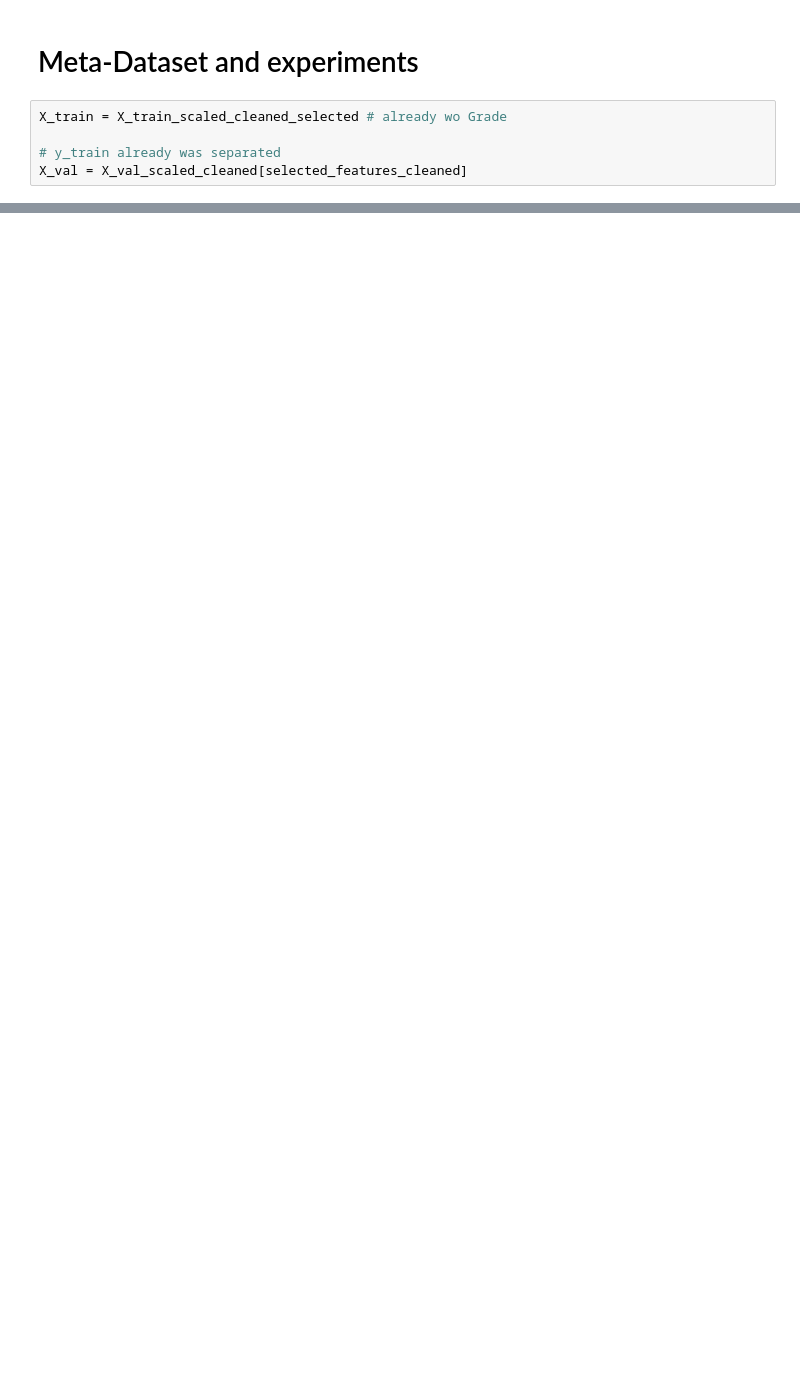
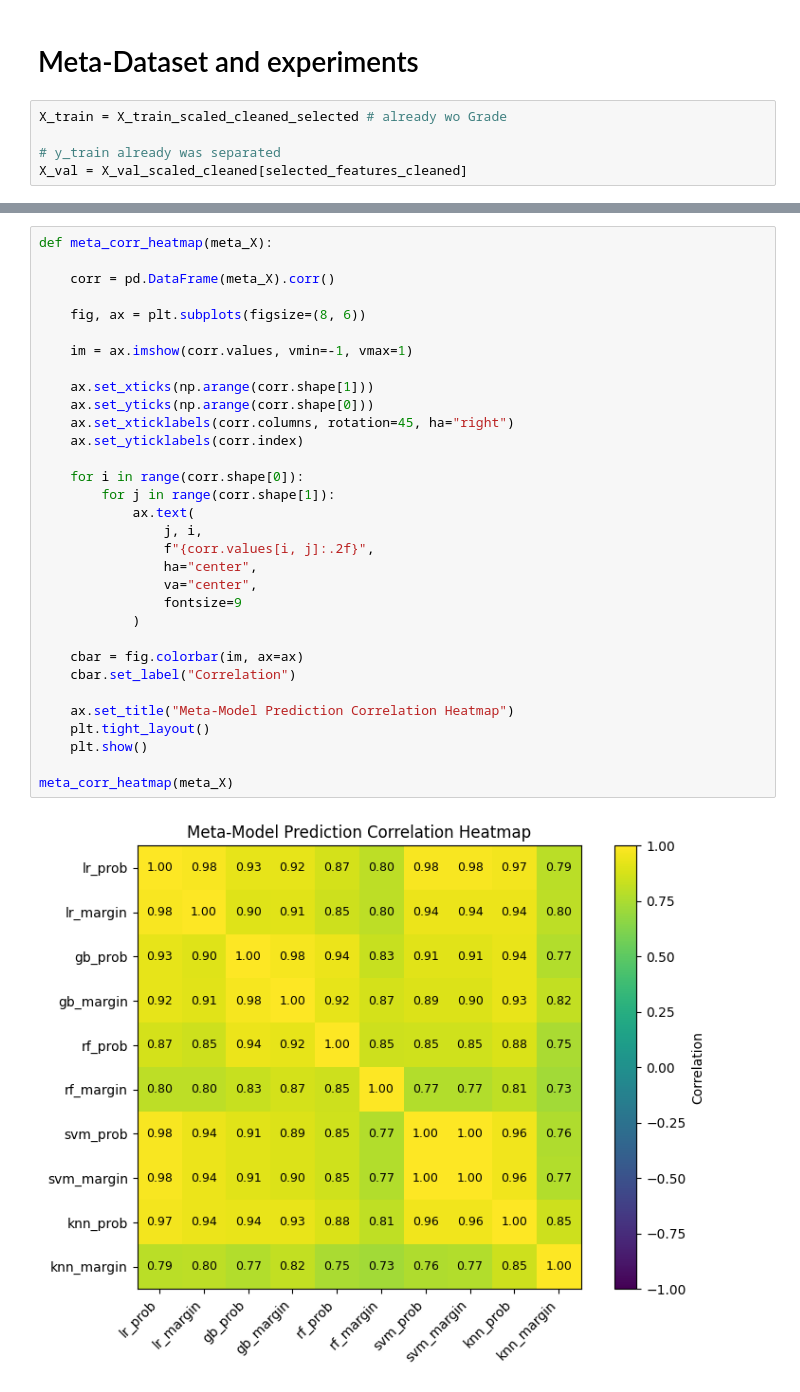
Before and after one commit to owmtgf/IAD_MAG_ML, a Jupyter notebook: LAB1/main.ipynb, the cells around one changed output, grey strips where cells are left out. Drawn from its saved outputs; the diff is of its cells as text; blank space fills up the shorter version.

```diff
--- a/LAB1/main.ipynb
+++ b/LAB1/main.ipynb
@@ -1000,0 +1001,34 @@ from meta_classifier.metadataset import create_meta_dataset
+# %%
+def meta_corr_heatmap(meta_X):
+
+    corr = pd.DataFrame(meta_X).corr()
+
+    fig, ax = plt.subplots(figsize=(8, 6))
+
+    im = ax.imshow(corr.values, vmin=-1, vmax=1)
+
+    ax.set_xticks(np.arange(corr.shape[1]))
+    ax.set_yticks(np.arange(corr.shape[0]))
+    ax.set_xticklabels(corr.columns, rotation=45, ha="right")
+    ax.set_yticklabels(corr.index)
+
+    for i in range(corr.shape[0]):
+        for j in range(corr.shape[1]):
+            ax.text(
+                j, i,
+                f"{corr.values[i, j]:.2f}",
+                ha="center",
+                va="center",
+                fontsize=9
+            )
+
+    cbar = fig.colorbar(im, ax=ax)
+    cbar.set_label("Correlation")
+
+    ax.set_title("Meta-Model Prediction Correlation Heatmap")
+    plt.tight_layout()
+    plt.show()
+
+meta_corr_heatmap(meta_X)
+# %% [output]
+[figure, added]
```
Also changed, not shown: parts of 21 cells of this notebook, 5 other files.
